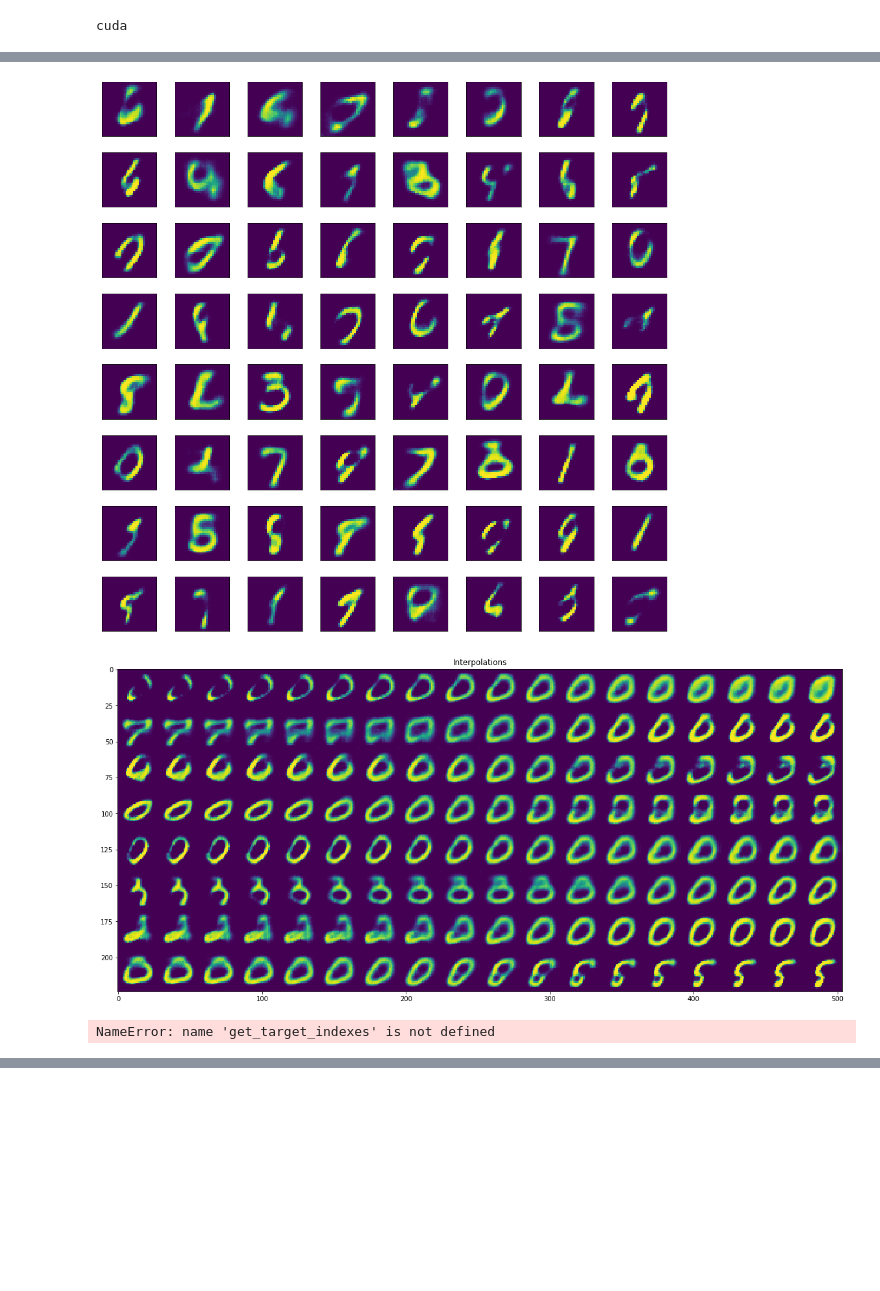
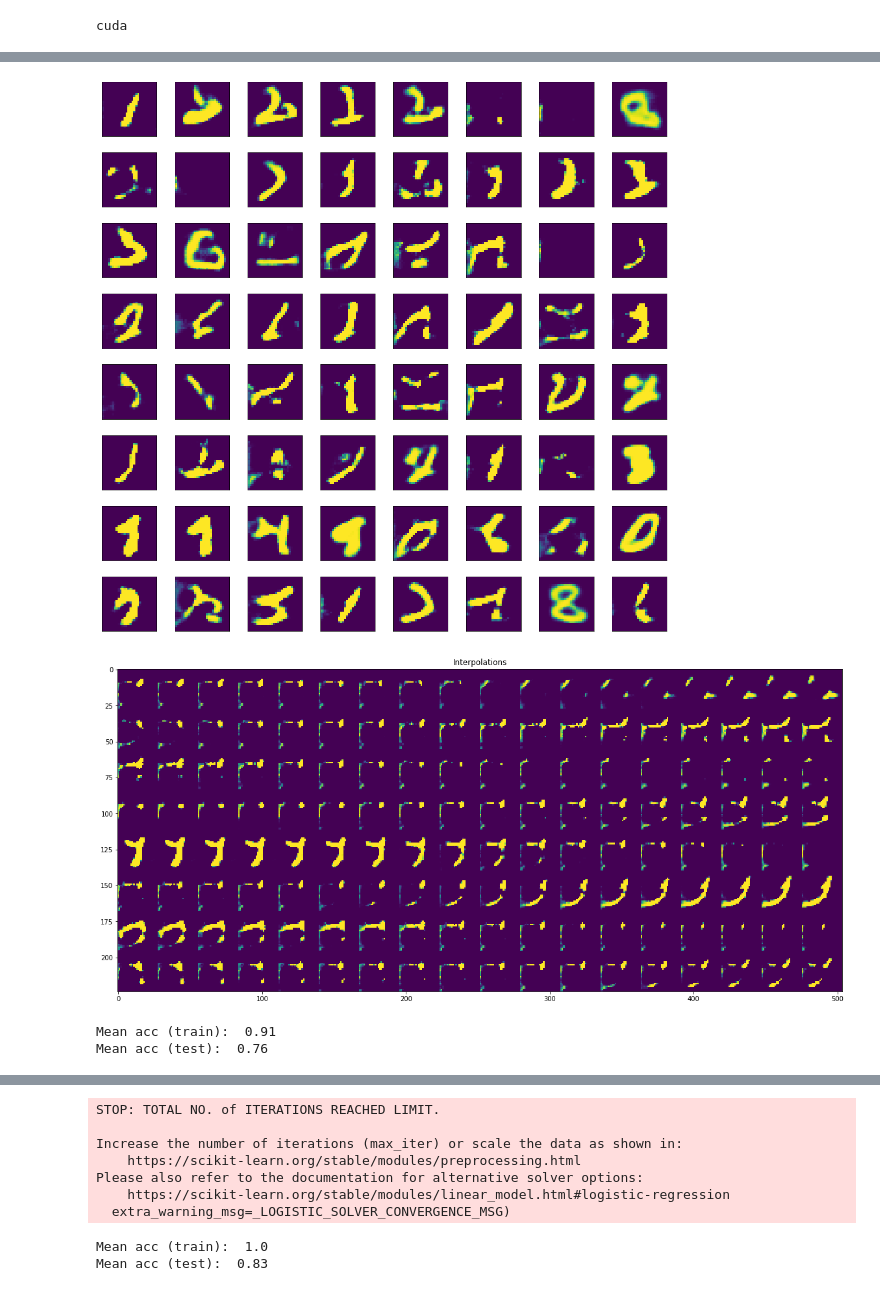
Before and after one commit to BenjaminEriksen95/VAEGen, a Jupyter notebook: code/main-Copy1.ipynb, the cells around one changed output, grey strips where cells are left out. Cells and saved outputs as stored; diff of their text form; code cells hidden in the pictures; blank space fills up the shorter version.

Commit message:
added regression

```diff
--- a/code/main-Copy1.ipynb
+++ b/code/main-Copy1.ipynb
@@ -15,7 +15,7 @@ import torch
 # %%
 ## Settings
 batch_size = 512
-epochs = 2
+epochs = 50
 latent_dim = 8
 learning_rate = 1e-3
 image_channels = 1
@@ -71,7 +56,19 @@ print(device)
 cuda
 # %%
 if mode=="vae":
-    print("vae")
+    # define model and optimizer
+    model = VAE(model, image_channels=image_channels,h_dim=1024,z_dim=8).to(device)
+    optimizer = torch.optim.Adam(model.parameters(), lr=1e-3)
+
+    # Sample before training
+    plot_64(model=model, sample=True)
+
+    # Train network
+    run_epochs(mode, model, optimizer, epochs, train_loader, test_loader)
+
+    # Sample after training
+    plot_examples(model=model, sample=True)
+
 elif mode=="m1":
     # define model and optimizer
     model = M1(device, image_channels=1, h_dim=1024, z_dim=latent_dim).to(device)
@@ -84,12 +81,37 @@ elif mode=="m1":
     plot_loss_m1(train_loss,test_loss)
 
     # plot reconstructions
-    plot_64_m1(model=model,sample=True)
+    plot_64(model=model,sample=True)
 
     # sample model and plot interpolations
     z_in=model.sample(batch_size=10000,z_out=True)
-    plot_interpolation(model, z_in=z_in,image_n=0,latent_dim=latent_dim,imsize=28,interpolate_dim=18,std_=3,batch_size=10000)
+    plot_interpolation_m1(model, z_in=z_in,image_n=0,latent_dim=latent_dim,imsize=28,interpolate_dim=18,std_=3,batch_size=10000)
 
     # classifier
     kneighbors_classifier(model,dset_train, dset_test, classes)
+    linearregression_classifier(model,dset_train, dset_test, classes)
+
+
+elif mode=="m2":
+    # define model and optimizer
+    model = M2(device, image_channels=image_channels, h_dim=1024, z_dim=latent_dim, num_labels=num_classes).to(device)
+    optimizer = torch.optim.Adam(model.parameters(), lr=learning_rate)
+
+    # train network
+    train_loss, test_loss, train_acc, test_acc = run_epochs(mode, model, optimizer, epochs, train_loader, test_loader, train_loss, test_loss, train_acc, test_acc)
+    # plot loss
+    plot_loss_m2(train_loss,test_loss, train_acc, test_acc)
+
+    # plot reconstructions
+    plot_64_m2(model=model, sample=True, y=(torch.ones(64).type(torch.int64)*9))
+
+    # confusion_matrixes
+    print("Mean acc (train): ", train_acc[-1])
+    make_cm(model, dset_train)
+    print("Mean acc (val): ", test_acc[-1])
+    make_cm(model, dset_test)
+
+    # sample model and plot interpolations
+    z_in = model.sample(y=torch.Tensor([0,1,2,3,4,5,6,7,8,9]).type(torch.int64))["z"]
+    plot_interpolation_m2(model, z_in=z_in,image_n=0,latent_dim=latent_dim,imsize=28,interpolate_dim=18,std_=5,batch_size=10000)
 # %% [output]
@@ -107,3 +138,4 @@ Val ELBO: -107.2868
-[figure, old version]
+[figure, new version]
-[figure, old version]
+[figure, new version]
-NameError: name 'get_target_indexes' is not defined
+Mean acc (train):  0.91
+Mean acc (test):  0.76
@@ -109,0 +143,9 @@ NameError: name 'get_target_indexes' is not defined
+STOP: TOTAL NO. of ITERATIONS REACHED LIMIT.
+
+Increase the number of iterations (max_iter) or scale the data as shown in:
+    https://scikit-learn.org/stable/modules/preprocessing.html
+Please also refer to the documentation for alternative solver options:
+    https://scikit-learn.org/stable/modules/linear_model.html#logistic-regression
+  extra_warning_msg=_LOGISTIC_SOLVER_CONVERGENCE_MSG)
+Mean acc (train):  1.0
+Mean acc (test):  0.83
```
Also changed, not shown: parts of 3 cells of this notebook, 2 other files.
